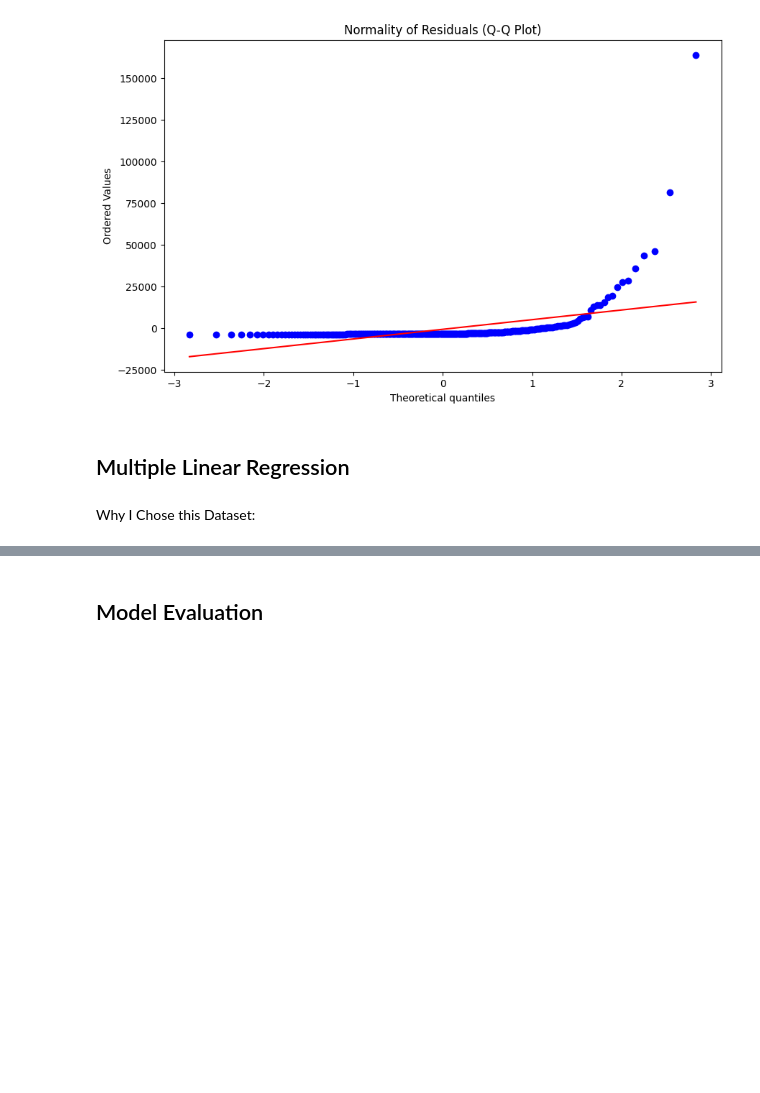
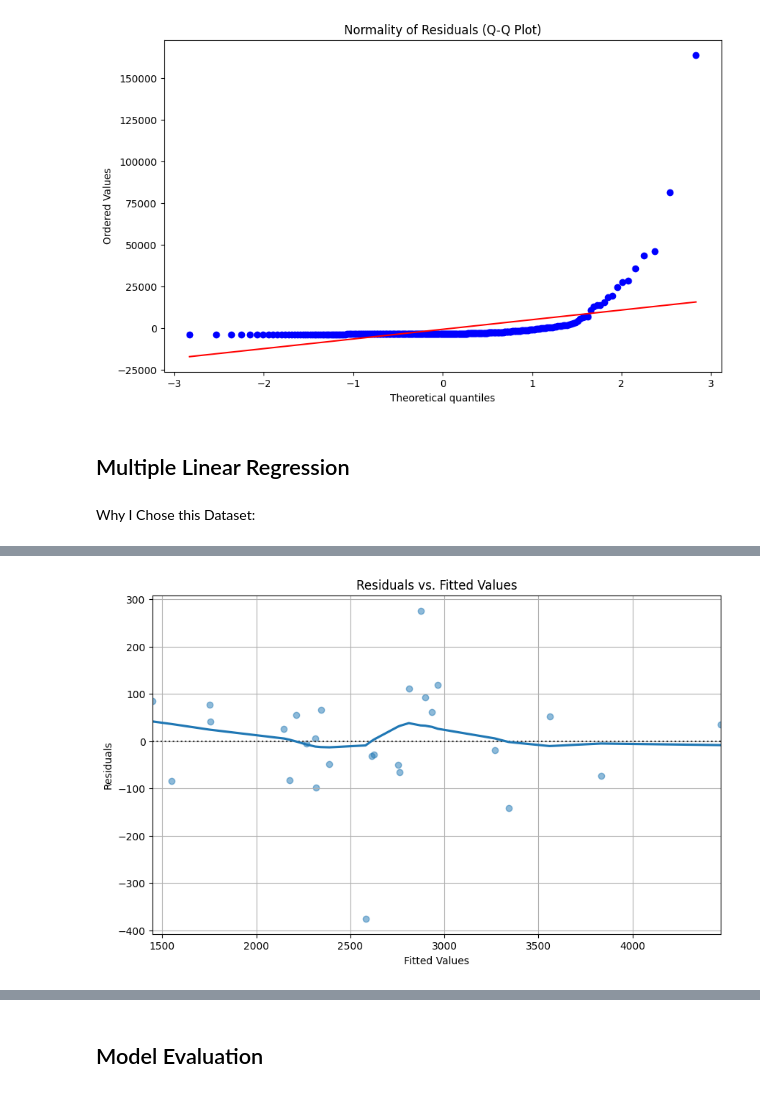
Before and after one commit to Alyssasorensen/datasci_7_regressions, a Jupyter notebook: datasci_7_regressions.ipynb, the cells around one changed output, grey strips where cells are left out. Cells and saved outputs as stored; diff of their text form; code cells hidden in the pictures; blank space fills up the shorter version.

```diff
--- a/datasci_7_regressions.ipynb
+++ b/datasci_7_regressions.ipynb
@@ -143,0 +328,19 @@ Why I Chose this Dataset:
+# %%
+## Assessing the homogeneity of variance of the residuals
+
+# Fit the multiple linear regression model
+model = sm.OLS(Y, X).fit()
+
+# Get the residuals from the model
+residuals = model.resid
+
+# Create a Residuals vs. Fitted Values plot
+plt.figure(figsize=(10, 6))
+sns.residplot(x=model.fittedvalues, y=residuals, lowess=True, scatter_kws={'alpha': 0.5})
+plt.xlabel('Fitted Values')
+plt.ylabel('Residuals')
+plt.title('Residuals vs. Fitted Values')
+plt.grid(True)
+plt.show()
+# %% [output]
+[figure, added]
```
Also changed, not shown: parts of 16 cells of this notebook.
